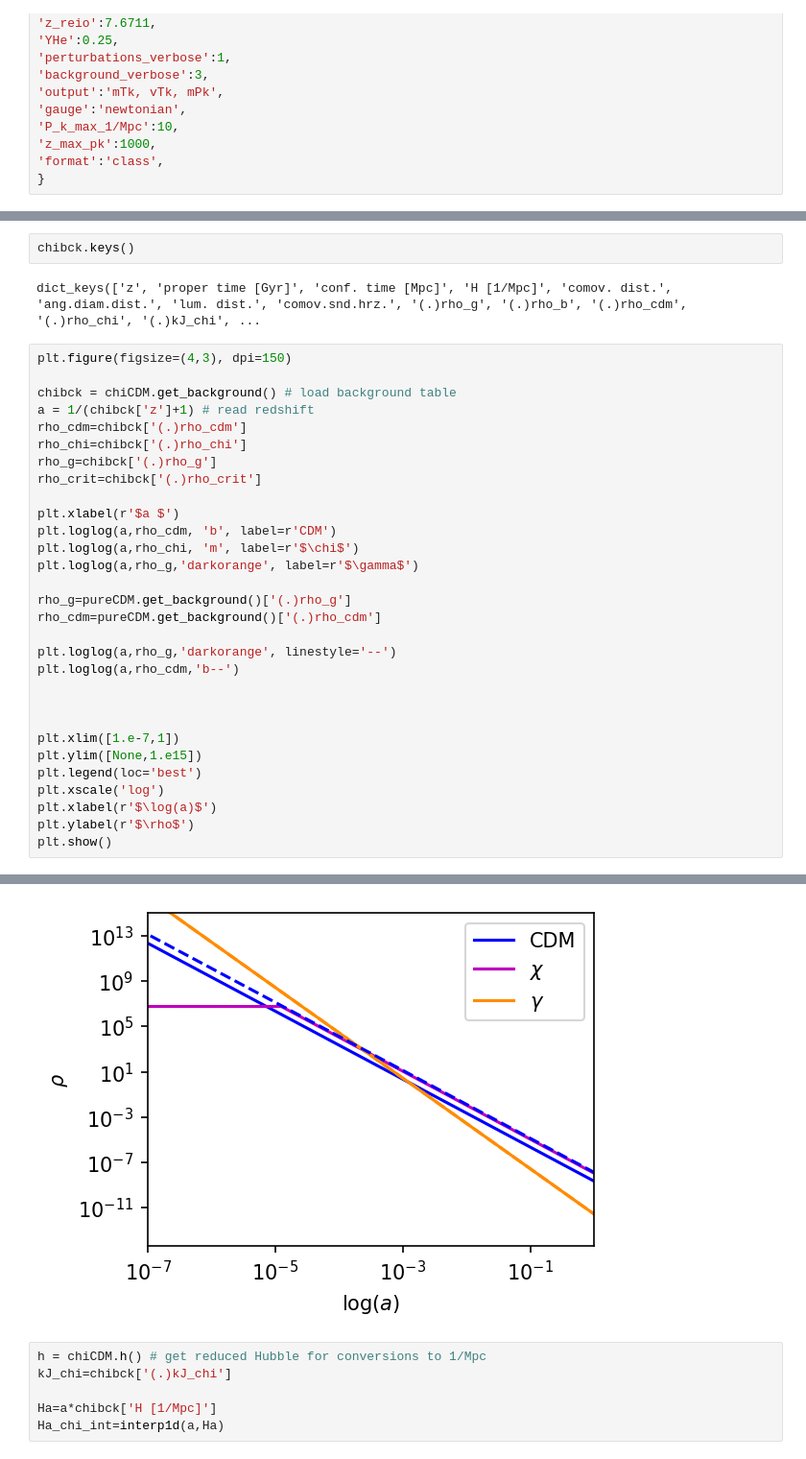
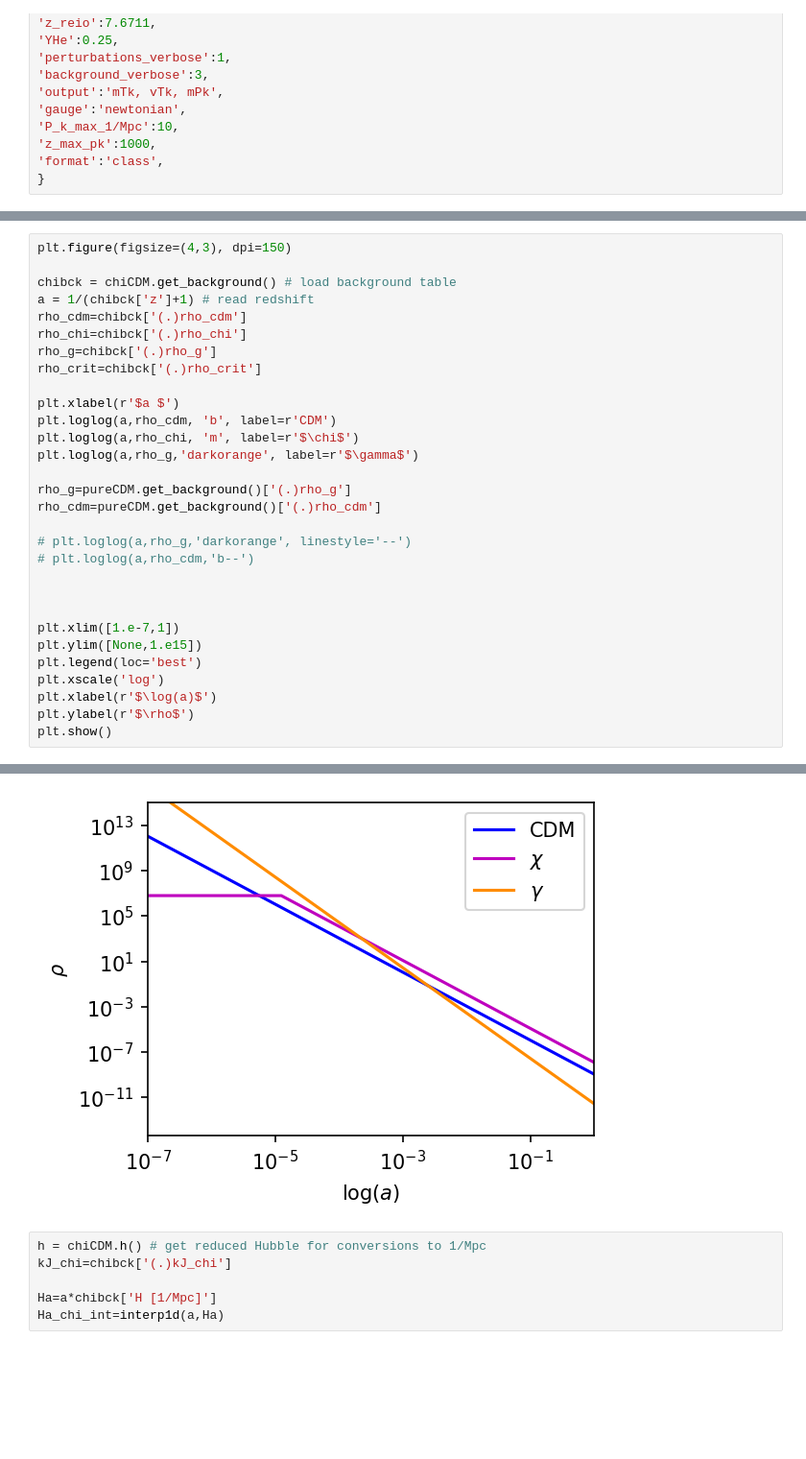
Before and after one commit to fverd/class, a Jupyter notebook: soundsped-scripts/ULAstest_bck_pert.ipynb, the cells around one changed output, grey strips where cells are left out. Shown: that part at 96% size. Cells and saved outputs as stored; diff of their text form; blank space fills up the shorter version.

```diff
--- a/soundsped-scripts/ULAstest_bck_pert.ipynb
+++ b/soundsped-scripts/ULAstest_bck_pert.ipynb
@@ -61,10 +61,6 @@ Chose ndf15 as generic_evolver
  TOTAL                            Omega = 1               , omega = 0.45982
  --------------------------------------------------------------------
 Computing sources
-# %%
-chibck.keys()
-# %% [output]
-dict_keys(['z', 'proper time [Gyr]', 'conf. time [Mpc]', 'H [1/Mpc]', 'comov. dist.', 'ang.diam.dist.', 'lum. dist.', 'comov.snd.hrz.', '(.)rho_g', '(.)rho_b', '(.)rho_cdm', '(.)rho_chi', '(.)kJ_chi', ...
 # %%
 plt.figure(figsize=(4,3), dpi=150)
 
@@ -83,8 +79,8 @@ plt.loglog(a,rho_g,'darkorange', label=r'$\gamma$')
 rho_g=pureCDM.get_background()['(.)rho_g']
 rho_cdm=pureCDM.get_background()['(.)rho_cdm']
 
-plt.loglog(a,rho_g,'darkorange', linestyle='--')
-plt.loglog(a,rho_cdm,'b--')
+# plt.loglog(a,rho_g,'darkorange', linestyle='--')
+# plt.loglog(a,rho_cdm,'b--')
 
 
 
@@ -99,4 +112,4 @@ plt.show()
-[figure, old version]
+[figure, new version]
 # %%
 h = chiCDM.h() # get reduced Hubble for conversions to 1/Mpc
 kJ_chi=chibck['(.)kJ_chi']
```
Also changed, not shown: parts of 4 cells of this notebook.
